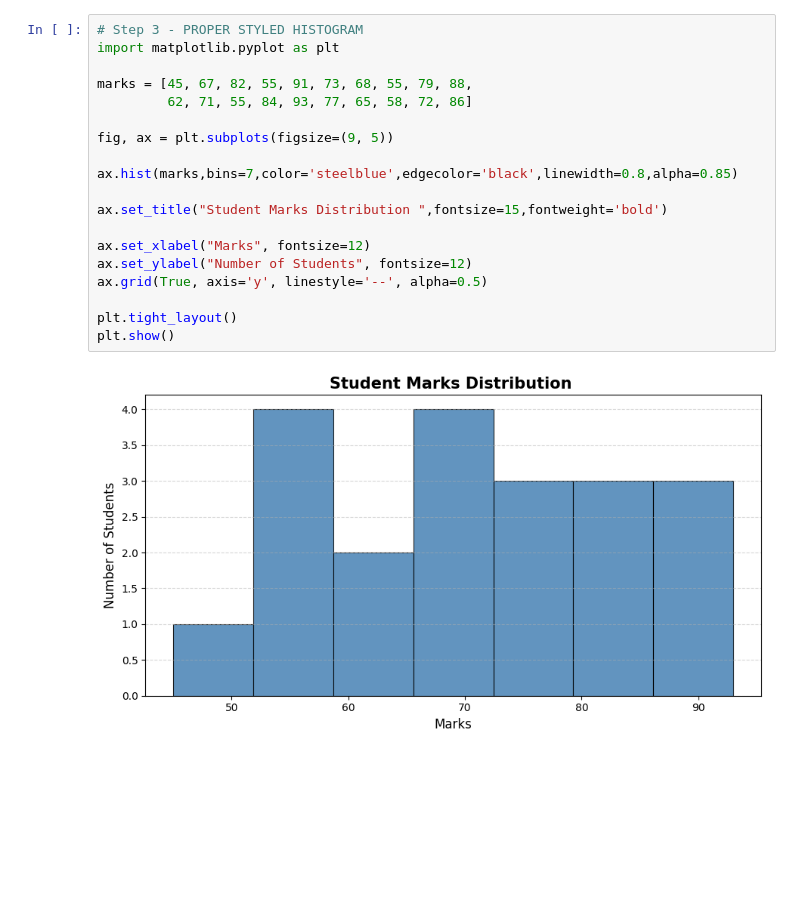
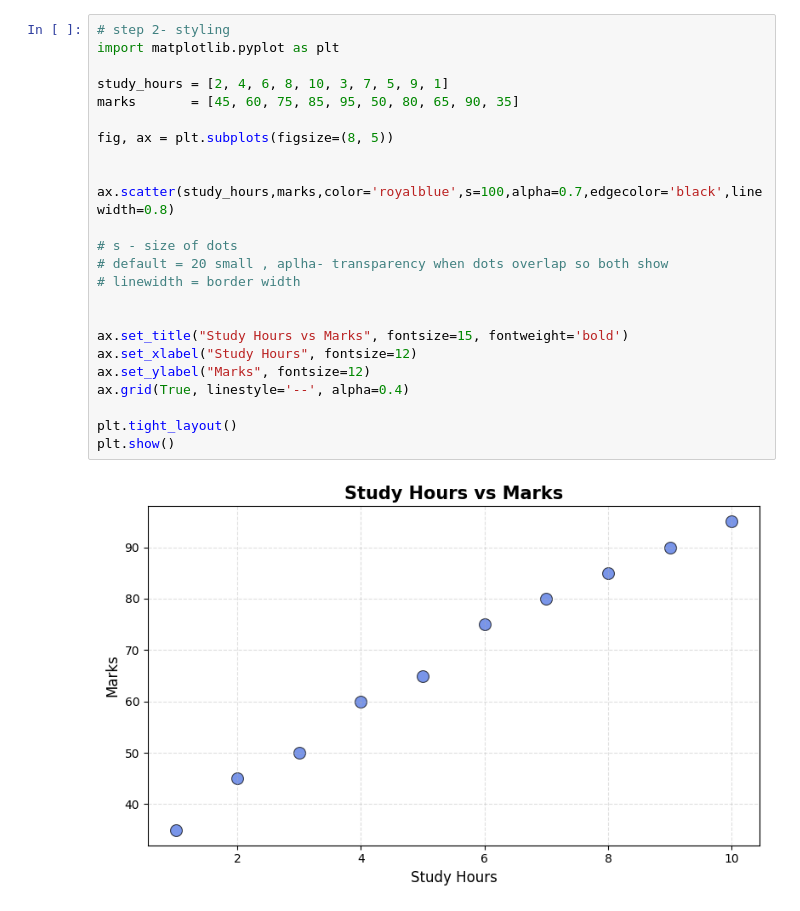
Before and after one commit to Deepanshu-8126/Matplotlib, a Jupyter notebook: Matplotlib_04.ipynb, the cells around one changed output. Drawn from its saved outputs; the diff is of its cells as text; blank space fills up the shorter version.

```diff
--- a/Matplotlib_04.ipynb
+++ b/Matplotlib_04.ipynb
@@ -60,21 +48,26 @@ more bars tell us  how many students will range
 # %%
-# Step 3 - PROPER STYLED HISTOGRAM
+# step 2- styling
 import matplotlib.pyplot as plt
 
-marks = [45, 67, 82, 55, 91, 73, 68, 55, 79, 88,
-         62, 71, 55, 84, 93, 77, 65, 58, 72, 86]
+study_hours = [2, 4, 6, 8, 10, 3, 7, 5, 9, 1]
+marks       = [45, 60, 75, 85, 95, 50, 80, 65, 90, 35]
 
-fig, ax = plt.subplots(figsize=(9, 5))
+fig, ax = plt.subplots(figsize=(8, 5))
 
-ax.hist(marks,bins=7,color='steelblue',edgecolor='black',linewidth=0.8,alpha=0.85)
 
-ax.set_title("Student Marks Distribution ",fontsize=15,fontweight='bold')
+ax.scatter(study_hours,marks,color='royalblue',s=100,alpha=0.7,edgecolor='black',linewidth=0.8)
 
-ax.set_xlabel("Marks", fontsize=12)
-ax.set_ylabel("Number of Students", fontsize=12)
-ax.grid(True, axis='y', linestyle='--', alpha=0.5)
+# s - size of dots
+# default = 20 small , aplha- transparency when dots overlap so both show
+# linewidth = border width
+
+
+ax.set_title("Study Hours vs Marks", fontsize=15, fontweight='bold')
+ax.set_xlabel("Study Hours", fontsize=12)
+ax.set_ylabel("Marks", fontsize=12)
+ax.grid(True, linestyle='--', alpha=0.4)
 
 plt.tight_layout()
 plt.show()
 # %% [output]
-[figure, old version]
+[figure, new version]
```
Also changed, not shown: parts of 24 cells of this notebook.
